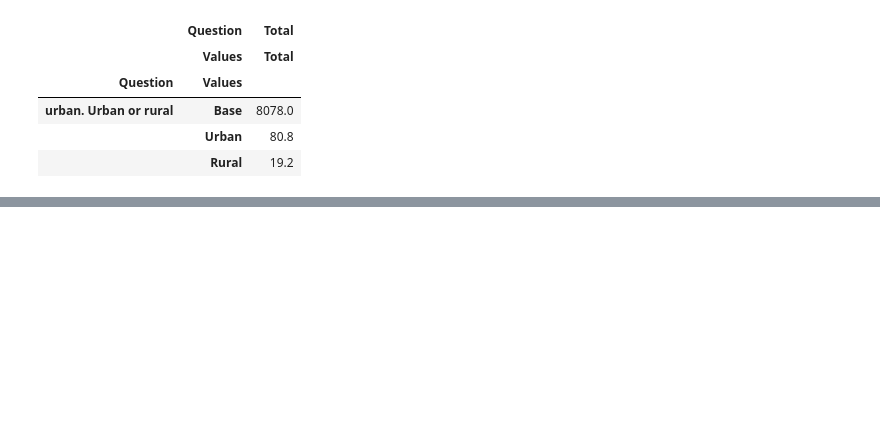
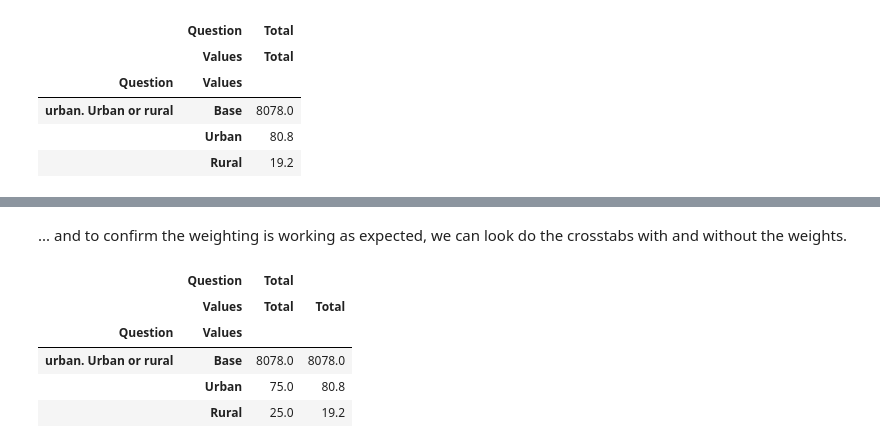
Before and after one commit to datasmoothie/tally-demonstration, a Jupyter notebook: Build Excel and Powerpoint from CSV.ipynb, the cells around one changed output, grey strips where cells are left out. Cells and saved outputs as stored; diff of their text form; code cells hidden in the pictures; blank space fills up the shorter version.

```diff
--- a/Build Excel and Powerpoint from CSV.ipynb
+++ b/Build Excel and Powerpoint from CSV.ipynb
@@ -37,0 +112,13 @@ result = dataset.weight(name='Gender and urban', variable='weight_c', unique_key
+# %% [markdown]
+... and to confirm the weighting is working as expected, we can look do the crosstabs with and without the weights.
+# %%
+df1 = dataset.crosstab(x='urban', ci=['c%'], w='weight_c')
+df2 =dataset.crosstab(x='urban', ci=['c%'])
+pd.concat([df1, df2], axis=1)
+# %% [output]
+|  | Question | Total |  |
+|  | Values | Total | Total |
+| Question | Values |  |  |
+| urban. Urban or rural | Base | 8078.0 | 8078.0 |
+|  | Urban | 75.0 | 80.8 |
+|  | Rural | 25.0 | 19.2 |
```
Also changed, not shown: parts of 18 cells of this notebook, 5 other files.
